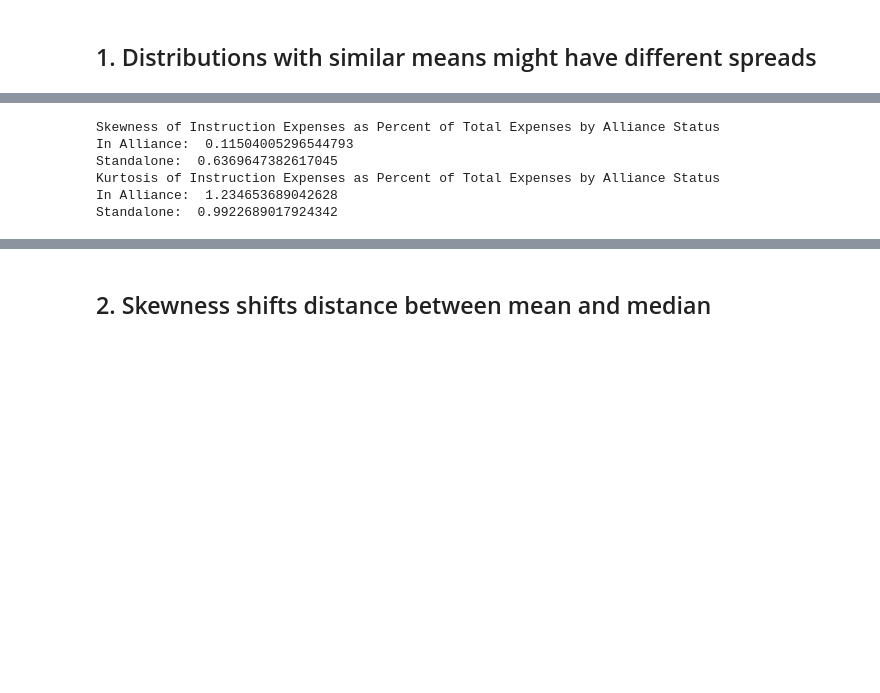
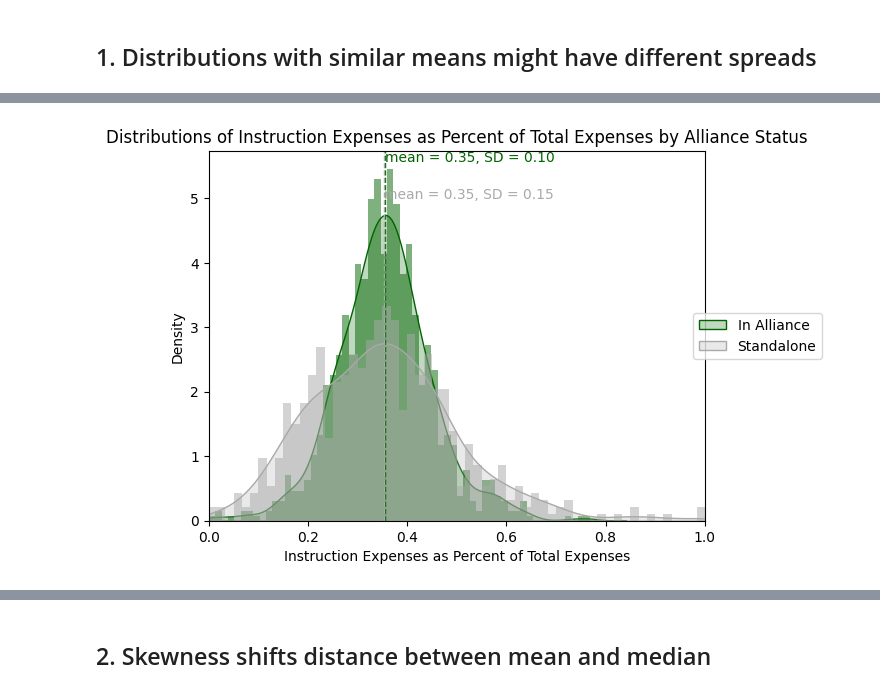
Before and after one commit to namofvietnam/ipeds_eda, a Jupyter notebook: ipeds_eda.ipynb, the cells around one changed output, grey strips where cells are left out. Drawn from its saved outputs; the diff is of its cells as text; code cells hidden in the pictures; blank space fills up the shorter version.

```diff
--- a/ipeds_eda.ipynb
+++ b/ipeds_eda.ipynb
@@ -331,21 +294,37 @@ plt.show()
-# %%
-# skewness per alliance status
-import numpy as np
-from scipy.stats import skew, kurtosis
-
-variable = 'exp_instruc_total_as_percent_of_total_expenses'
-print('Skewness of Instruction Expenses as Percent of Total Expenses by Alliance Status')
-print('In Alliance: ', skew(data[data['in_alliance'] == 1][variable].dropna()))
-print('Standalone: ', skew(data[data['in_alliance'] == 0][variable].dropna()))
-
-# kurtosis per alliance status
-print('Kurtosis of Instruction Expenses as Percent of Total Expenses by Alliance Status')
-print('In Alliance: ', kurtosis(data[data['in_alliance'] == 1][variable].dropna()))
-print('Standalone: ', kurtosis(data[data['in_alliance'] == 0][variable].dropna()))
-# %% [output]
-Skewness of Instruction Expenses as Percent of Total Expenses by Alliance Status
-In Alliance:  0.11504005296544793
-Standalone:  0.6369647382617045
-Kurtosis of Instruction Expenses as Percent of Total Expenses by Alliance Status
-In Alliance:  1.234653689042628
-Standalone:  0.9922689017924342
+# %%
+import seaborn as sns
+data = df[df['sector'] == 'private non-profit four-year']
+
+group_labels = {0: 'Standalone', 1: 'In Alliance'}
+colors = {0: 'darkgrey', 1: 'darkgreen'}
+
+value = 'exp_instruc_total_as_percent_of_total_expenses'
+category = 'in_alliance'
+
+# Filter data for each category separately
+groups = data[category].unique()
+
+# Create the figure and axes
+fig, ax = plt.subplots()
+
+for group in groups:
+    group_data = data[data[category] == group][value]
+    sns.kdeplot(group_data, color=colors[group], label=group_labels[group], fill=True)
+    plt.hist(group_data, bins=60, color=colors[group], alpha=0.5, density=True)
+
+    # Calculate and plot the mean line
+    mean_value = group_data.mean()
+    std = group_data.std()
+    ax.axvline(mean_value, color=colors[group], linestyle='--', linewidth=1)
+    ax.text(mean_value, 0.9+group/10, f'mean = {mean_value:.2f}, SD = {std:.2f}', color=colors[group], ha='left', va='top', transform=ax.get_xaxis_transform())
+
+plt.xlabel('Instruction Expenses as Percent of Total Expenses')
+plt.xlim(0, 1)
+plt.ylabel('Density')
+# Position the legend in the middle right edge
+plt.legend(loc='center right', bbox_to_anchor=(1.25, 0.5))
+plt.title('Distributions of Instruction Expenses as Percent of Total Expenses by Alliance Status')
+
+plt.show()
+# %% [output]
+[figure, added]
```
Also changed, not shown: parts of 2 cells of this notebook.
